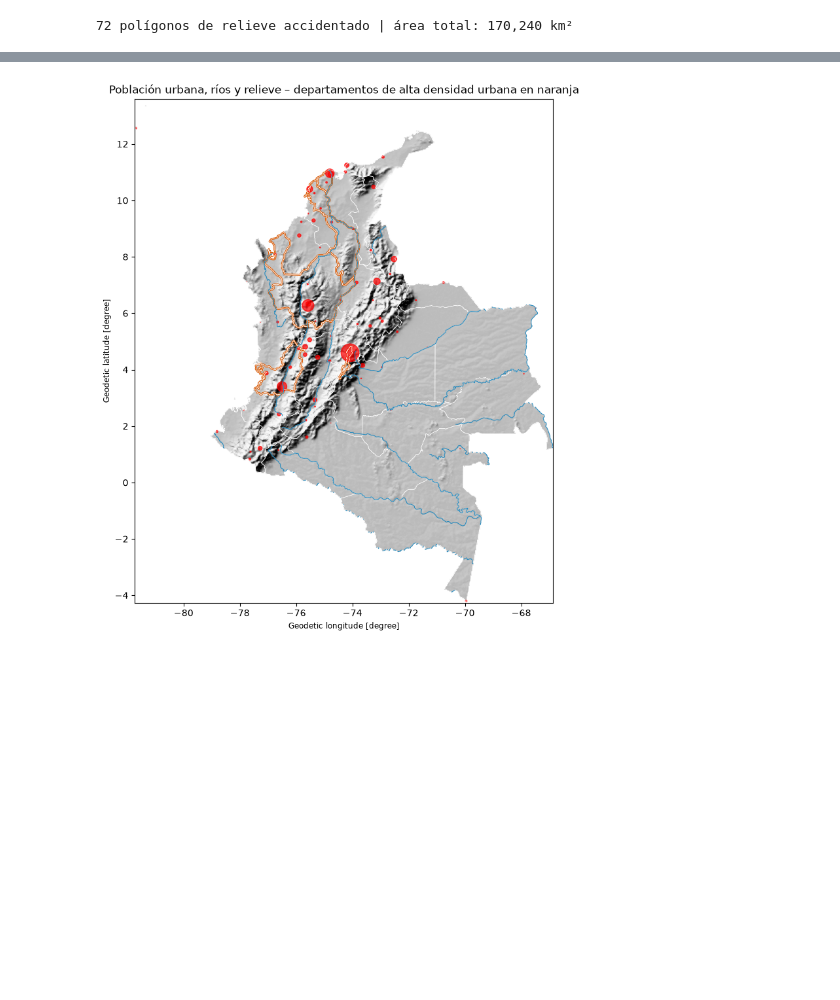
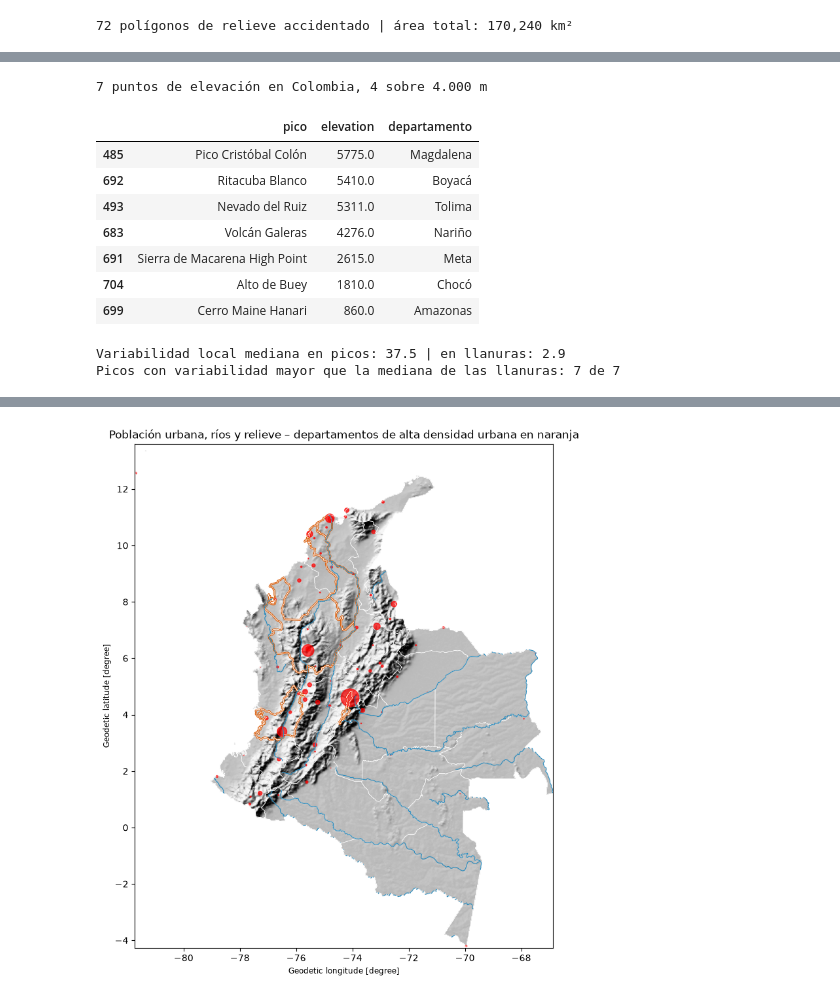
Before and after one commit to Loperaa-Juan/Ejercicio-SIG, a Jupyter notebook: analisis_geopandas.ipynb, the cells around one changed output, grey strips where cells are left out. Drawn from its saved outputs; the diff is of its cells as text; code cells hidden in the pictures; blank space fills up the shorter version.

```diff
--- a/analisis_geopandas.ipynb
+++ b/analisis_geopandas.ipynb
@@ -452,0 +461,38 @@ print(f"{len(zonas)} polígonos de relieve accidentado | área total: {zonas.are
+# %%
+picos = gpd.read_file(d_picos).to_crs(CRS_METRICO)
+picos = picos[picos.within(deptos.union_all())].copy()
+picos["pico"] = picos["name"].fillna(picos["comment"])  # un punto solo trae el nombre en `comment`
+picos = (gpd.sjoin(picos[["pico", "elevation", "geometry"]], deptos[["departamento", "geometry"]], predicate="within")
+         .drop(columns="index_right"))
+
+altos = picos[picos.elevation >= 4000]
+print(f"{len(picos)} puntos de elevación en Colombia, {len(altos)} sobre 4.000 m")
+picos.sort_values("elevation", ascending=False)[["pico", "elevation", "departamento"]]
+# %% [output]
+7 puntos de elevación en Colombia, 4 sobre 4.000 m
+|  | pico | elevation | departamento |
+| 485 | Pico Cristóbal Colón | 5775.0 | Magdalena |
+| 692 | Ritacuba Blanco | 5410.0 | Boyacá |
+| 493 | Nevado del Ruiz | 5311.0 | Tolima |
+| 683 | Volcán Galeras | 4276.0 | Nariño |
+| 691 | Sierra de Macarena High Point | 2615.0 | Meta |
+| 704 | Alto de Buey | 1810.0 | Chocó |
+| 699 | Cerro Maine Hanari | 860.0 | Amazonas |
+# %%
+# Validación del relieve: variabilidad local del ráster en los picos vs. puntos aleatorios en llanuras
+def valor_en(puntos, matriz):
+    p = puntos.to_crs(crs_ras)
+    filas, cols = rowcol(transf, p.x.values, p.y.values)
+    return matriz[np.array(filas), np.array(cols)]
+
+llanura = deptos[deptos.departamento.isin(["Vichada", "Guainía", "Vaupés", "Amazonas", "Guaviare"])]
+muestra = (gpd.GeoSeries([llanura.union_all()], crs=CRS_METRICO)
+           .sample_points(200, rng=0).explode(index_parts=False))
+
+en_picos = valor_en(picos.geometry, std_local)
+en_llanura = valor_en(muestra, std_local)
+print(f"Variabilidad local mediana en picos: {np.median(en_picos):.1f} | en llanuras: {np.median(en_llanura):.1f}")
+print(f"Picos con variabilidad mayor que la mediana de las llanuras: {(en_picos > np.median(en_llanura)).sum()} de {len(picos)}")
+# %% [output]
+Variabilidad local mediana en picos: 37.5 | en llanuras: 2.9
+Picos con variabilidad mayor que la mediana de las llanuras: 7 de 7
```
Also changed, not shown: parts of 10 cells of this notebook.
